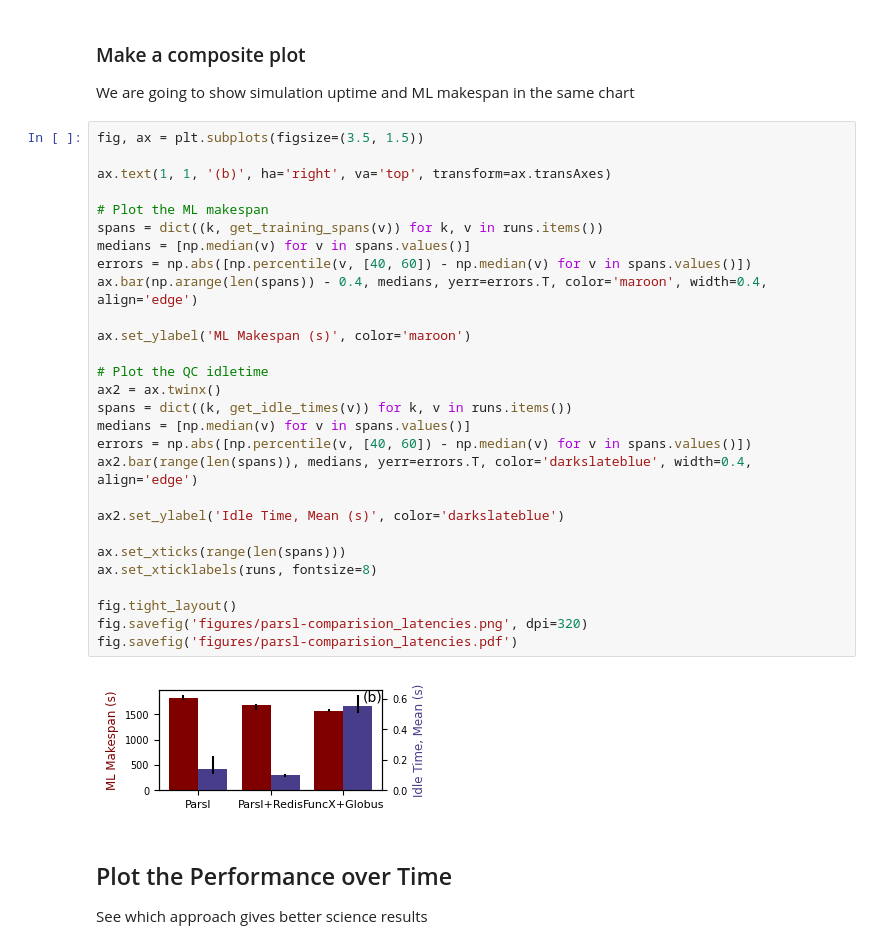
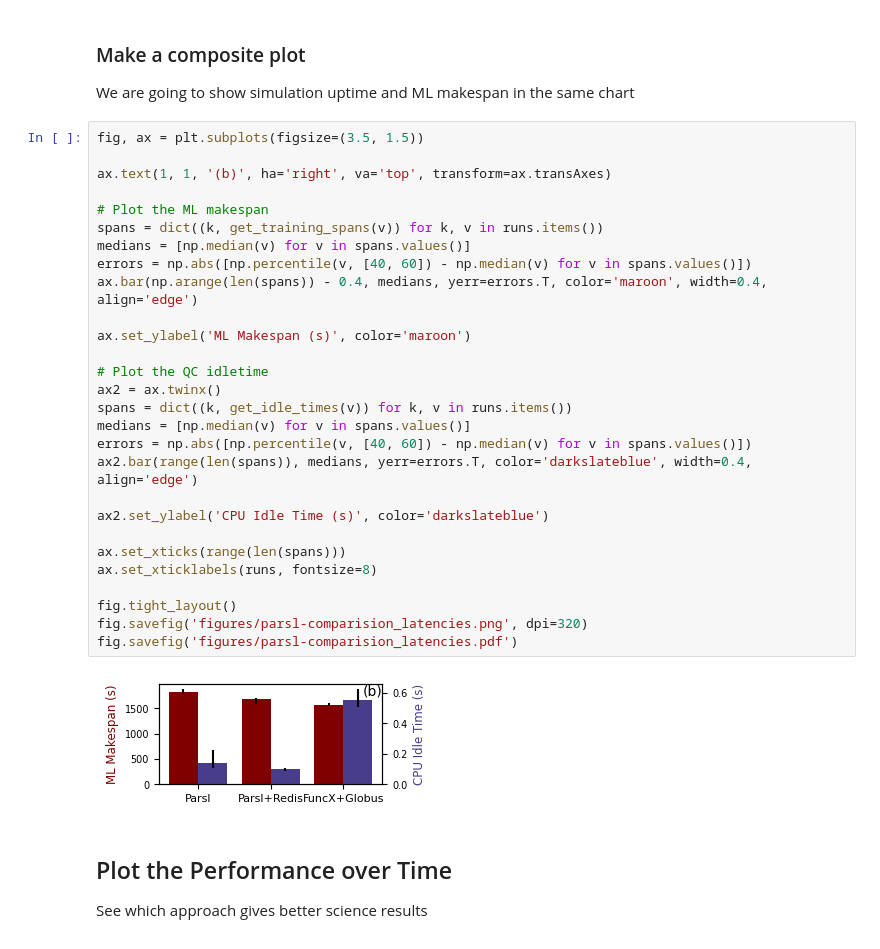
Before and after one commit to exalearn/multi-site-campaigns, a Jupyter notebook: molecular-design/notebooks/compare-to-parsl.ipynb, the cells around one changed output. Drawn from its saved outputs; the diff is of its cells as text.

Commit message:
Fix plots
Make a legend and y-label smaller

```diff
--- a/molecular-design/notebooks/compare-to-parsl.ipynb
+++ b/molecular-design/notebooks/compare-to-parsl.ipynb
@@ -194,33 +194,33 @@ We are going to show simulation uptime and ML makespan in the same chart
 # %%
 fig, ax = plt.subplots(figsize=(3.5, 1.5))
 
 ax.text(1, 1, '(b)', ha='right', va='top', transform=ax.transAxes)
 
 # Plot the ML makespan
 spans = dict((k, get_training_spans(v)) for k, v in runs.items())
 medians = [np.median(v) for v in spans.values()]
 errors = np.abs([np.percentile(v, [40, 60]) - np.median(v) for v in spans.values()])
 ax.bar(np.arange(len(spans)) - 0.4, medians, yerr=errors.T, color='maroon', width=0.4, align='edge')
 
 ax.set_ylabel('ML Makespan (s)', color='maroon')
 
 # Plot the QC idletime
 ax2 = ax.twinx()
 spans = dict((k, get_idle_times(v)) for k, v in runs.items())
 medians = [np.median(v) for v in spans.values()]
 errors = np.abs([np.percentile(v, [40, 60]) - np.median(v) for v in spans.values()])
 ax2.bar(range(len(spans)), medians, yerr=errors.T, color='darkslateblue', width=0.4, align='edge')
 
-ax2.set_ylabel('Idle Time, Mean (s)', color='darkslateblue')
+ax2.set_ylabel('CPU Idle Time (s)', color='darkslateblue')
 
 ax.set_xticks(range(len(spans)))
 ax.set_xticklabels(runs, fontsize=8)
 
 fig.tight_layout()
 fig.savefig('figures/parsl-comparision_latencies.png', dpi=320)
 fig.savefig('figures/parsl-comparision_latencies.pdf')
 # %% [output]
-[figure, old version]
+[figure, new version]
 # %% [markdown]
 ## Plot the Performance over Time
 See which approach gives better science results
```
Also changed, not shown: parts of 1 cell of this notebook, 6 other files.
